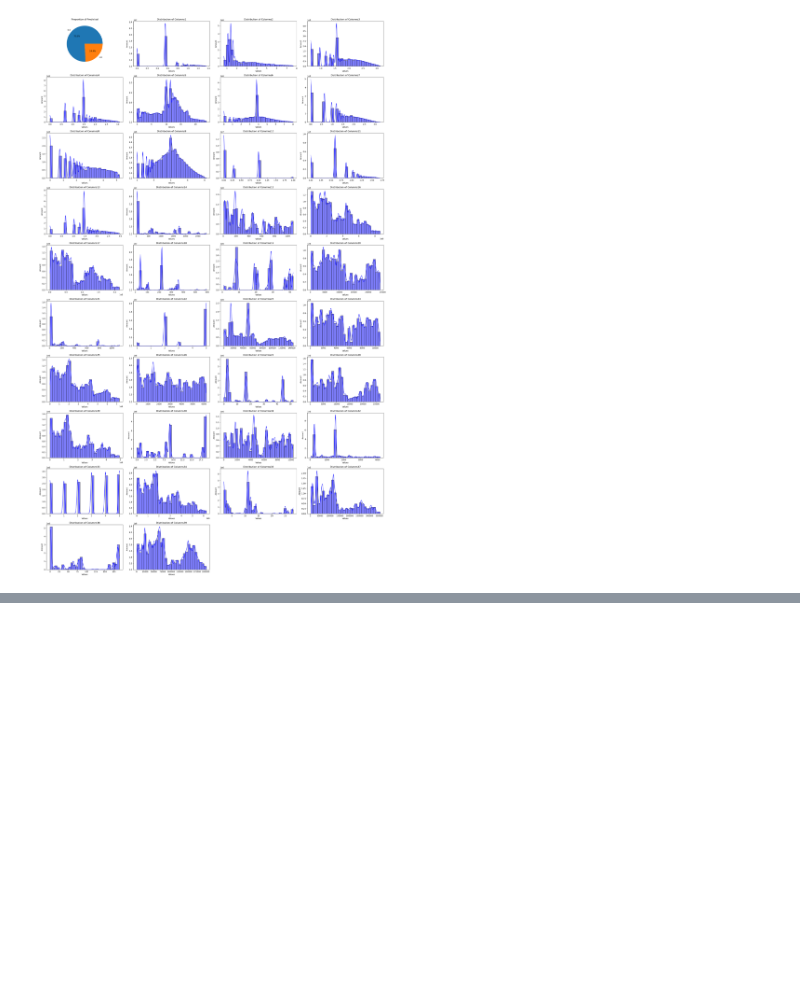
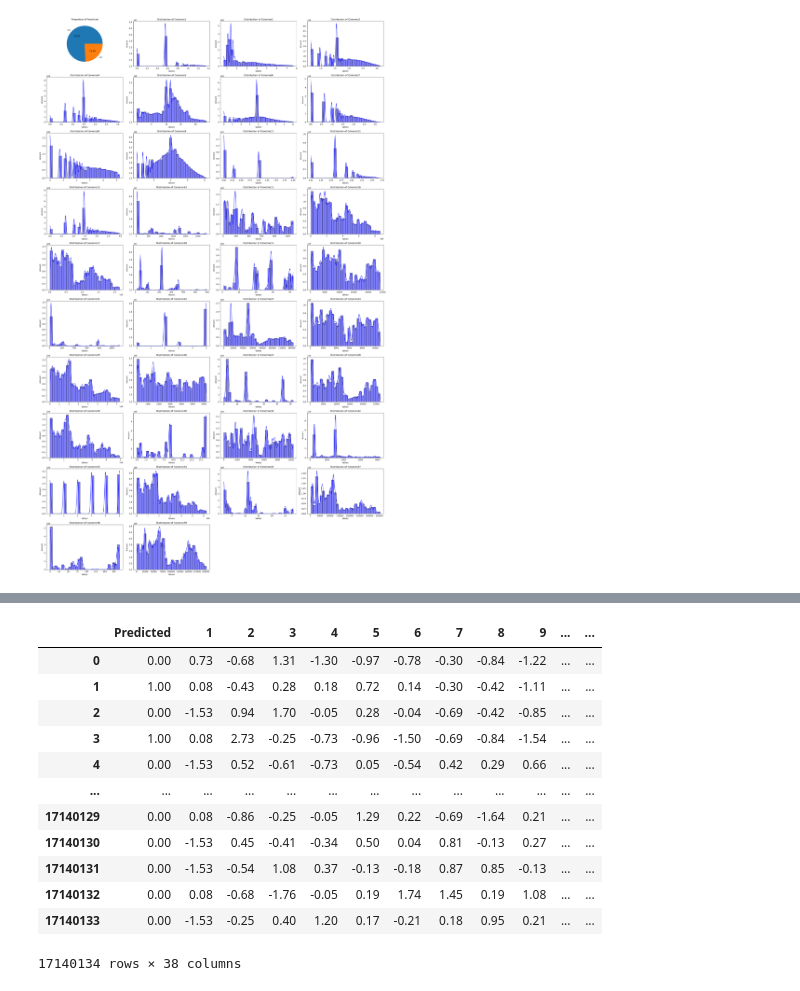
Before and after one commit to Porter-Tseng/CTR-Prediction, a Jupyter notebook: MergedChunk-Scaler-Feature.ipynb, the cells around one changed output, grey strips where cells are left out. Cells and saved outputs as stored; diff of their text form; code cells hidden in the pictures; blank space fills up the shorter version.

```diff
--- a/MergedChunk-Scaler-Feature.ipynb
+++ b/MergedChunk-Scaler-Feature.ipynb
@@ -74,0 +81,17 @@ ColumnsHist(train_df)
+# %%
+train_df = DataFrameStandardScaler(train_df)
+train_df
+# %% [output]
+|  | Predicted | 1 | 2 | 3 | 4 | 5 | 6 | 7 | 8 | 9 | ... | ... |
+| 0 | 0.00 | 0.73 | -0.68 | 1.31 | -1.30 | -0.97 | -0.78 | -0.30 | -0.84 | -1.22 | ... | ... |
+| 1 | 1.00 | 0.08 | -0.43 | 0.28 | 0.18 | 0.72 | 0.14 | -0.30 | -0.42 | -1.11 | ... | ... |
+| 2 | 0.00 | -1.53 | 0.94 | 1.70 | -0.05 | 0.28 | -0.04 | -0.69 | -0.42 | -0.85 | ... | ... |
+| 3 | 1.00 | 0.08 | 2.73 | -0.25 | -0.73 | -0.96 | -1.50 | -0.69 | -0.84 | -1.54 | ... | ... |
+| 4 | 0.00 | -1.53 | 0.52 | -0.61 | -0.73 | 0.05 | -0.54 | 0.42 | 0.29 | 0.66 | ... | ... |
+| ... | ... | ... | ... | ... | ... | ... | ... | ... | ... | ... | ... | ... |
+| 17140129 | 0.00 | 0.08 | -0.86 | -0.25 | -0.05 | 1.29 | 0.22 | -0.69 | -1.64 | 0.21 | ... | ... |
+| 17140130 | 0.00 | -1.53 | 0.45 | -0.41 | -0.34 | 0.50 | 0.04 | 0.81 | -0.13 | 0.27 | ... | ... |
+| 17140131 | 0.00 | -1.53 | -0.54 | 1.08 | 0.37 | -0.13 | -0.18 | 0.87 | 0.85 | -0.13 | ... | ... |
+| 17140132 | 0.00 | 0.08 | -0.68 | -1.76 | -0.05 | 0.19 | 1.74 | 1.45 | 0.19 | 1.08 | ... | ... |
+| 17140133 | 0.00 | -1.53 | -0.25 | 0.40 | 1.20 | 0.17 | -0.21 | 0.18 | 0.95 | 0.21 | ... | ... |
+17140134 rows × 38 columns
```
Also changed, not shown: parts of 10 cells of this notebook, 2 other files.
